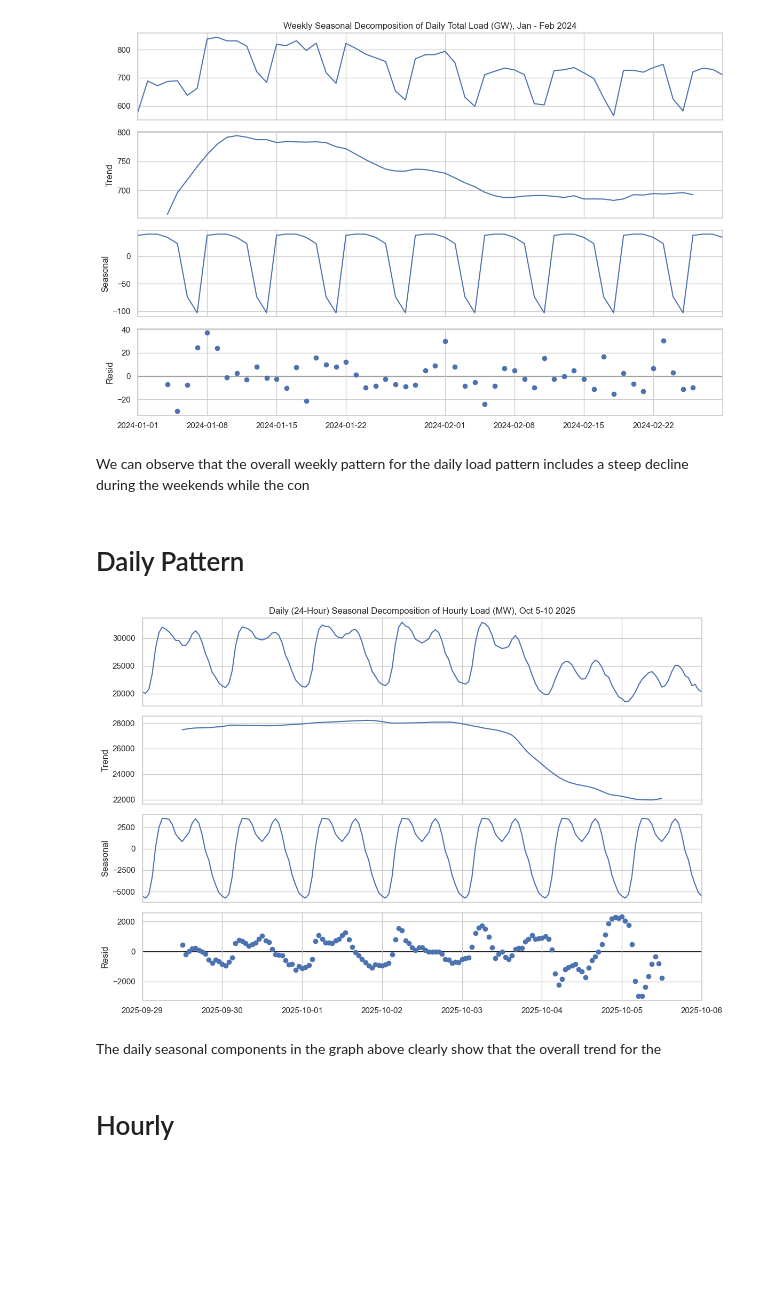
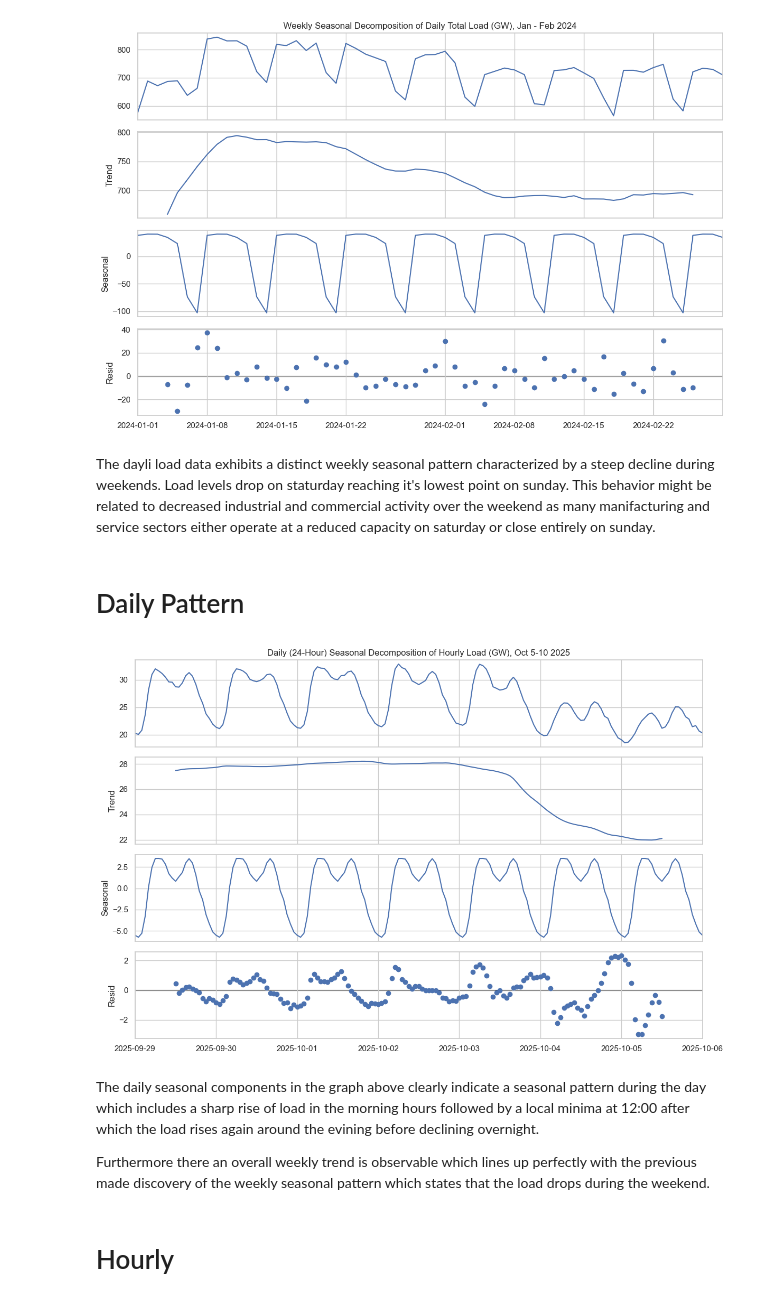
Before and after one commit to LucasHausi/probabilistic-load-forecast-project, a Jupyter notebook: notebooks/eda/load_forecast_eda.ipynb, the cells around one changed output. Drawn from its saved outputs; the diff is of its cells as text; code cells hidden in the pictures; blank space fills up the shorter version.

Commit message:
further adapt

```diff
--- a/notebooks/eda/load_forecast_eda.ipynb
+++ b/notebooks/eda/load_forecast_eda.ipynb
@@ -204,21 +204,23 @@ axes[0].set_title("Weekly Seasonal Decomposition of Daily Total Load (GW), Jan -
 # %% [output]
 [figure]
 # %% [markdown]
-We can observe that the overall weekly pattern for the daily load pattern includes a steep decline during the weekends while the con
+The dayli load data exhibits a distinct weekly seasonal pattern characterized by a steep decline during weekends. Load levels drop on staturday reaching it's lowest point on sunday. This behavior might be related to decreased industrial and commercial activity over the weekend as many manifacturing and service sectors either operate at a reduced capacity on saturday or close entirely on sunday.
 # %% [markdown]
 # Daily Pattern
 # %%
 df_hourly = temp_df.resample("h", on="period").sum().copy()
 
-result = seasonal_decompose(x=df_hourly["2025-09-29 00:00:00":"2025-10-06 00:00:00"]["actual_load_mw"], model="additive", period=24)
+result = seasonal_decompose(x=df_hourly["2025-09-29 00:00:00":"2025-10-06 00:00:00"]["actual_load_mw"]/1000, model="additive", period=24)
 fig = result.plot()
 fig.set_size_inches(12, 8)
 axes = fig.get_axes()
-axes[0].set_title("Daily (24-Hour) Seasonal Decomposition of Hourly Load (MW), Oct 5-10 2025");
+axes[0].set_title("Daily (24-Hour) Seasonal Decomposition of Hourly Load (GW), Oct 5-10 2025");
 # %% [output]
-[figure, old version]
+[figure, new version]
 # %% [markdown]
-The daily seasonal components in the graph above clearly show that the overall trend for the
+The daily seasonal components in the graph above clearly indicate a seasonal pattern during the day which includes a sharp rise of load in the morning hours followed by a local minima at 12:00 after which the load rises again around the evining before declining overnight.
+
+Furthermore there an overall weekly trend is observable which lines up perfectly with the previous made discovery of the weekly seasonal pattern which states that the load drops during the weekend.
 # %% [markdown]
 # Hourly
 # %%
```
Also changed, not shown: parts of 7 cells of this notebook.
